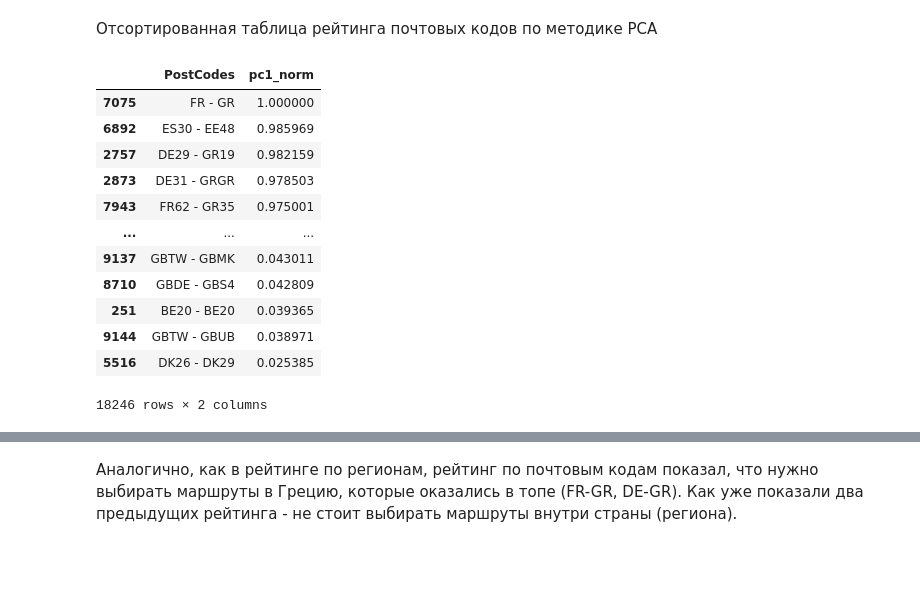
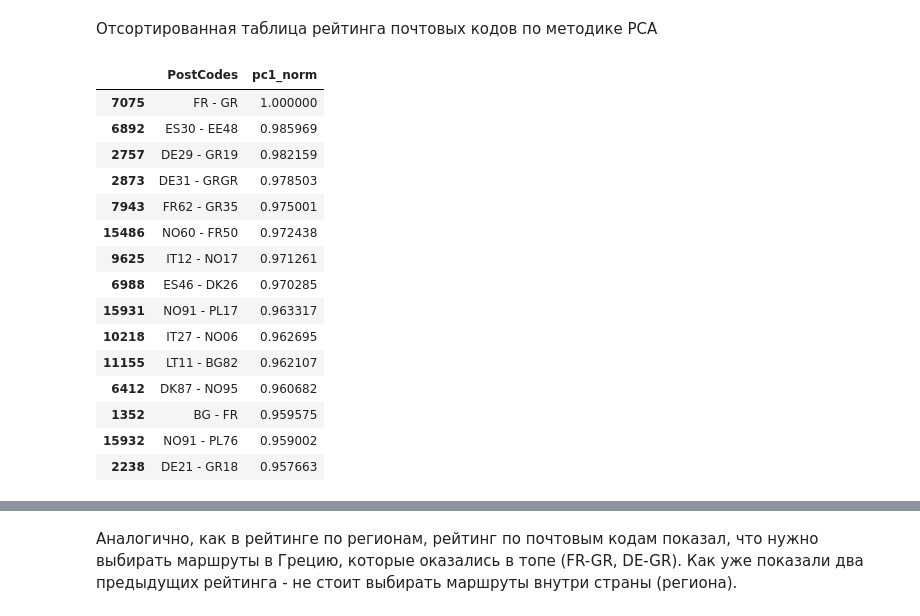
Before and after one commit to jugo839/routes, a Jupyter notebook: dp1.ipynb, the cells around one changed output, grey strips where cells are left out. Drawn from its saved outputs; the diff is of its cells as text; code cells hidden in the pictures; blank space fills up the shorter version.

```diff
--- a/dp1.ipynb
+++ b/dp1.ipynb
@@ -1321,18 +1361,21 @@ res_postcodes.head()
 Отсортированная таблица рейтинга почтовых кодов по методике PCA
 # %%
 res_postcodes = res_postcodes.sort_values(by='pc1_norm', ascending=False)
-res_postcodes
+res_postcodes.head(15)
 # %% [output]
 |  | PostCodes | pc1_norm |
 | 7075 | FR - GR | 1.000000 |
 | 6892 | ES30 - EE48 | 0.985969 |
 | 2757 | DE29 - GR19 | 0.982159 |
 | 2873 | DE31 - GRGR | 0.978503 |
 | 7943 | FR62 - GR35 | 0.975001 |
-| ... | ... | ... |
-| 9137 | GBTW - GBMK | 0.043011 |
-| 8710 | GBDE - GBS4 | 0.042809 |
-| 251 | BE20 - BE20 | 0.039365 |
-| 9144 | GBTW - GBUB | 0.038971 |
-| 5516 | DK26 - DK29 | 0.025385 |
+| 15486 | NO60 - FR50 | 0.972438 |
+| 9625 | IT12 - NO17 | 0.971261 |
+| 6988 | ES46 - DK26 | 0.970285 |
+| 15931 | NO91 - PL17 | 0.963317 |
+| 10218 | IT27 - NO06 | 0.962695 |
+| 11155 | LT11 - BG82 | 0.962107 |
+| 6412 | DK87 - NO95 | 0.960682 |
+| 1352 | BG - FR | 0.959575 |
+| 15932 | NO91 - PL76 | 0.959002 |
+| 2238 | DE21 - GR18 | 0.957663 |
-18246 rows × 2 columns
```
Also changed, not shown: parts of 9 cells of this notebook.
